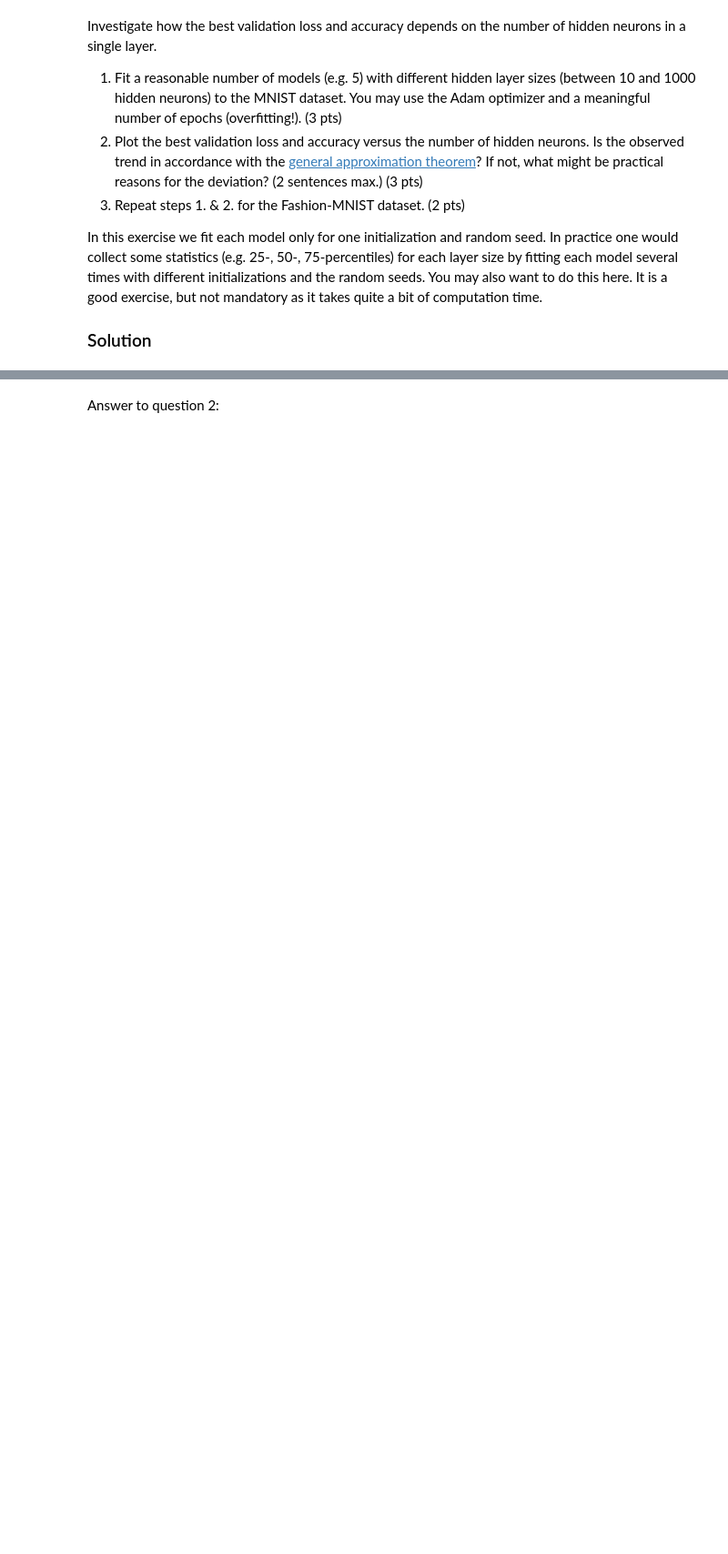
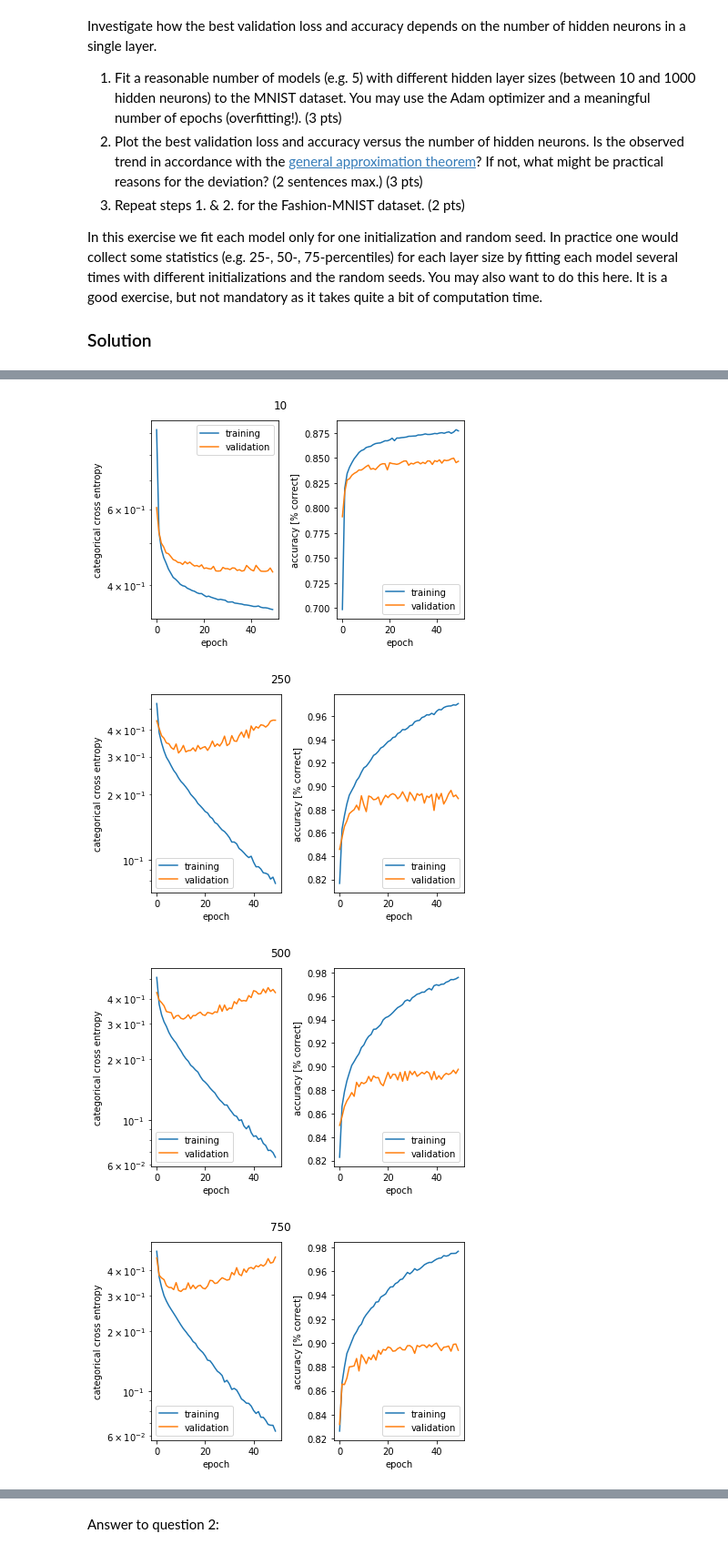
Before and after one commit to serifsonerserbest/ANN, a Jupyter notebook: miniproject1.ipynb, the cells around one changed output, grey strips where cells are left out. Shown at 91% size. Saved outputs shown, nothing was run; the diff lists cells and outputs as text; code cells hidden in the pictures; blank space fills up the shorter version.

```diff
--- a/miniproject1.ipynb
+++ b/miniproject1.ipynb
@@ -503,0 +560,3 @@ In this exercise we fit each model only for one initialization and random seed.
+# %%
+fashion_mnist_histories = train_model(x_fashion_train, y_fashion_train, x_fashion_test, y_fashion_test,
+                              [10, 250, 500, 750, 1000], epochs=50, early_stop=False)
@@ -503,0 +581,8 @@ In this exercise we fit each model only for one initialization and random seed.
+# %%
+for history, lr in zip(fashion_mnist_histories, [10, 250, 500, 750, 1000]):
+    plot_history(history, lr)
+# %% [output]
+[figure, added]
+[figure, added]
+[figure, added]
+[figure, added]
```
Also changed, not shown: parts of 13 cells of this notebook.
